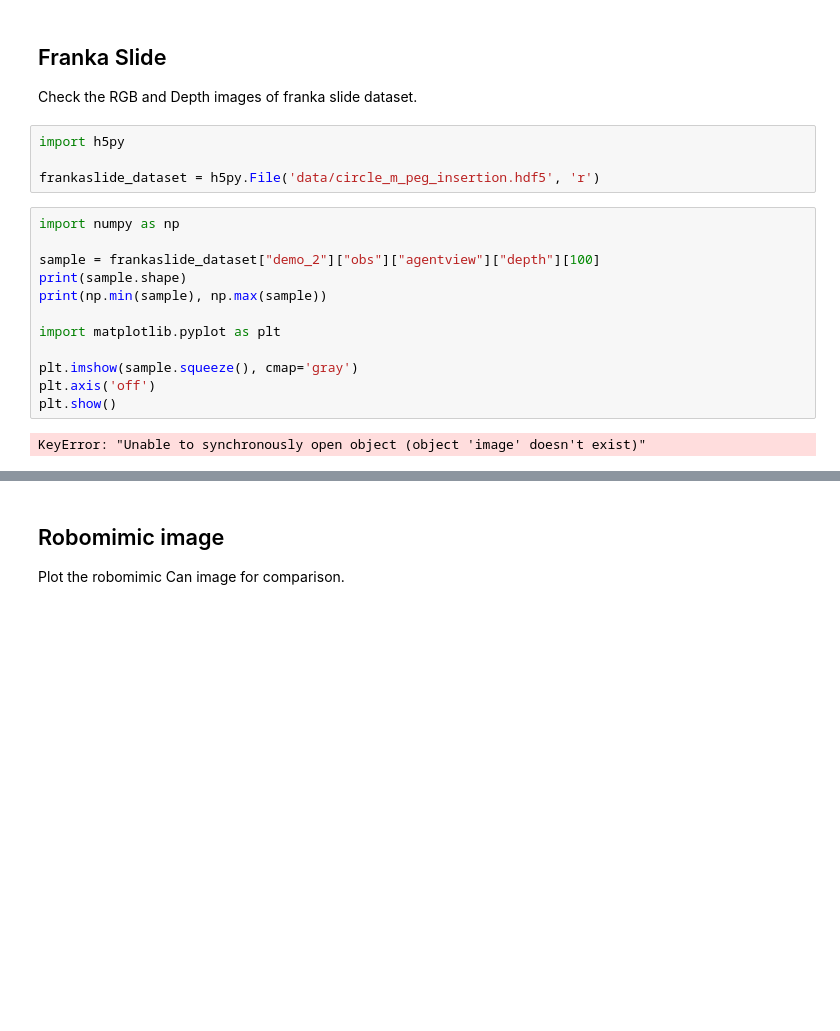
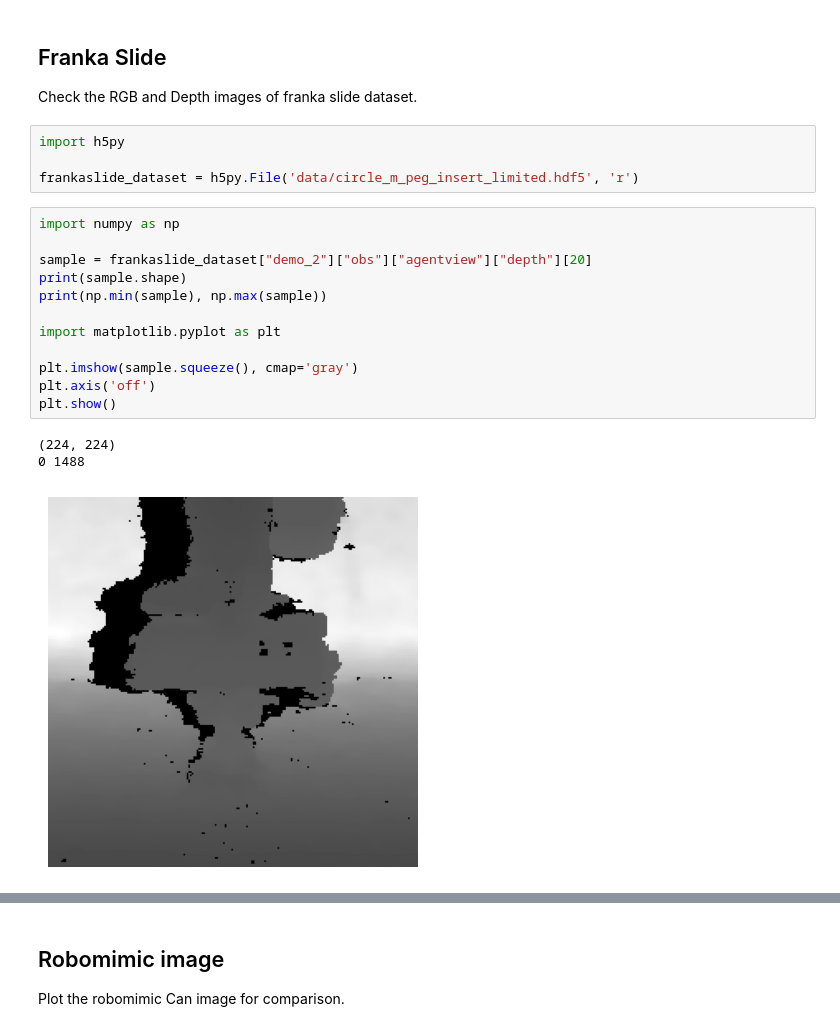
Before and after one commit to aminabyaneh/multimodal-diffusion, a Jupyter notebook: check_data.ipynb, the cells around one changed output, grey strips where cells are left out. Drawn from its saved outputs; the diff is of its cells as text; blank space fills up the shorter version.

```diff
--- a/check_data.ipynb
+++ b/check_data.ipynb
@@ -5,21 +5,23 @@ Check the RGB and Depth images of franka slide dataset.
 # %%
 import h5py
 
-frankaslide_dataset = h5py.File('data/circle_m_peg_insertion.hdf5', 'r')
+frankaslide_dataset = h5py.File('data/circle_m_peg_insert_limited.hdf5', 'r')
 # %%
 import numpy as np
 
-sample = frankaslide_dataset["demo_2"]["obs"]["agentview"]["depth"][100]
+sample = frankaslide_dataset["demo_2"]["obs"]["agentview"]["depth"][20]
 print(sample.shape)
 print(np.min(sample), np.max(sample))
 
 import matplotlib.pyplot as plt
 
 plt.imshow(sample.squeeze(), cmap='gray')
 plt.axis('off')
 plt.show()
 # %% [output]
-KeyError: "Unable to synchronously open object (object 'image' doesn't exist)"
+(224, 224)
+0 1488
+[figure, added]
 # %%
 frankaslide_dataset["demo_48"]["obs"].keys()
 # %% [output]
```
Also changed, not shown: parts of 5 cells of this notebook, 10 other files.
